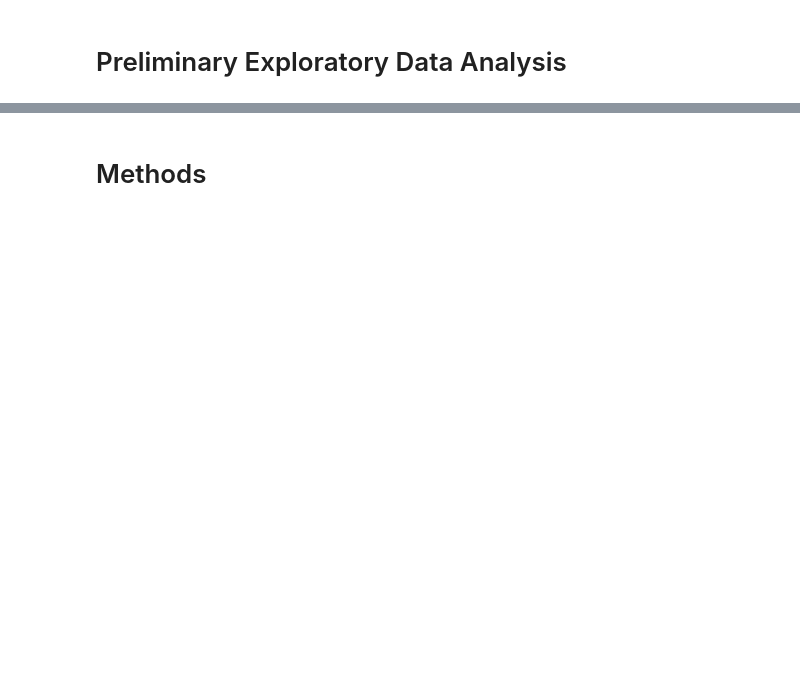
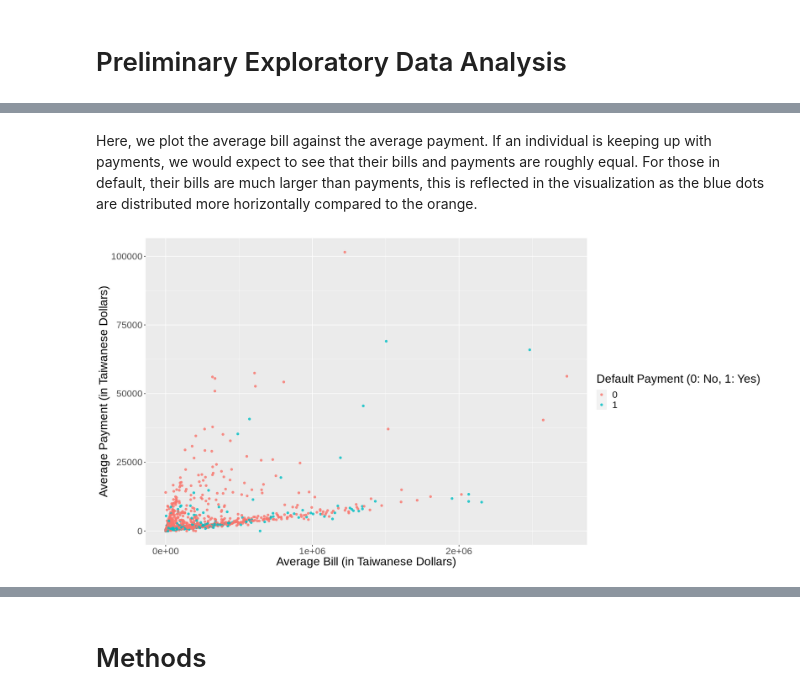
Before and after one commit to berkaytacar/Credit-Default-Predictor-Project, a Jupyter notebook: proposal.ipynb, the cells around one changed output, grey strips where cells are left out. Cells and saved outputs as stored; diff of their text form; code cells hidden in the pictures; blank space fills up the shorter version.

```diff
--- a/proposal.ipynb
+++ b/proposal.ipynb
@@ -17,0 +79,10 @@ data will be compared with other factors to find any possible additional correla
+# %%
+rows <- sample(nrow(cd_university))
+df <- cd_university[rows, ]
+
+cd_5000_init <- slice(df, 1:5000) %>%
+        rename(default_nm = default.payment.next.month) %>%
+        mutate(default_nm = as_factor(default_nm)) %>%
+        mutate(pay_avg = (PAY_AMT1 + PAY_AMT2 + PAY_AMT3 + PAY_AMT4 + PAY_AMT5 + PAY_AMT6)/6) %>%
+        mutate(bill_avg = (BILL_AMT1 + BILL_AMT2 + BILL_AMT3 + BILL_AMT4 + BILL_AMT5 + BILL_AMT6))
+head(cd_5000_init)
@@ -17,0 +101,4 @@ data will be compared with other factors to find any possible additional correla
+# %%
+cd_split <- initial_split(cd_5000_init, prop=0.75, strata=default_nm)
+cd_training <- training(cd_split)
+cd_testing <- testing(cd_split)
@@ -17,0 +107,7 @@ data will be compared with other factors to find any possible additional correla
+# %%
+cd_5000 <- cd_training %>%
+        mutate(payment_to_bill_ratio = pay_avg/bill_avg) %>%  # the ratio of their average payment to average bill
+        mutate(usage_cdt = bill_avg/LIMIT_BAL) %>% # to see how much of their balance they use
+        mutate(pmt = pay_avg/LIMIT_BAL) %>% # to see how much of their balance they pay
+        mutate(diff_usage_pmt = usage_cdt - pmt)
+head(cd_5000)
@@ -17,0 +150,5 @@ data will be compared with other factors to find any possible additional correla
+# %%
+# Now let's take a look at some of the columns we created
+cd_5000_select <- cd_5000 %>%
+                select(LIMIT_BAL, PAY_0, bill_avg, pay_avg, usage_cdt, pmt, diff_usage_pmt, default_nm)
+head(cd_5000_select)
@@ -17,0 +165,13 @@ data will be compared with other factors to find any possible additional correla
+# %% [markdown]
+Here, we plot the average bill against the average payment. If an individual is keeping up with payments, we would expect to see that their bills and payments are roughly equal. For those in default, their bills are much larger than payments, this is reflected in the visualization as the blue dots are distributed more horizontally compared to the orange.
+# %%
+options(repr.plot.width = 16, repr.plot.height = 8)
+pay_bill_plot <- cd_5000_select %>%
+                slice(1:1000) %>% # to avoid overplotting
+                ggplot(aes(x = bill_avg, y = pay_avg, color = default_nm))+
+                geom_point(alpha = 0.8)+
+                labs(x = "Average Bill (in Taiwanese Dollars)", y = "Average Payment (in Taiwanese Dollars)", color = "Default Payment (0: No, 1: Yes)")+
+                theme(text = element_text(size = 20))
+pay_bill_plot
+# %% [output]
+[figure, added]
```
Also changed, not shown: parts of 34 cells of this notebook, 2 other files.
